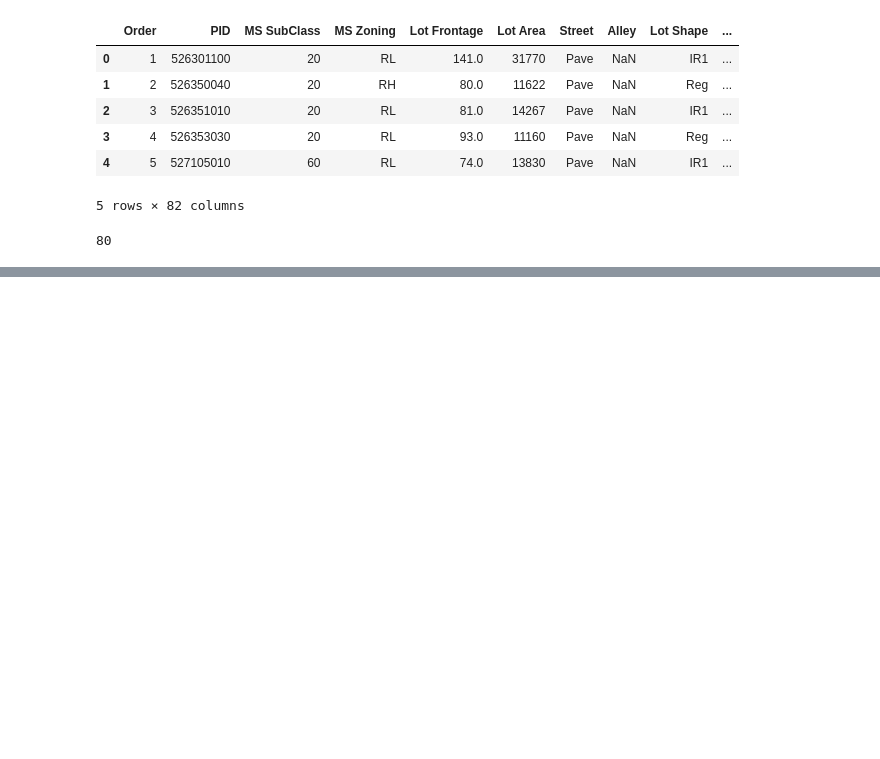
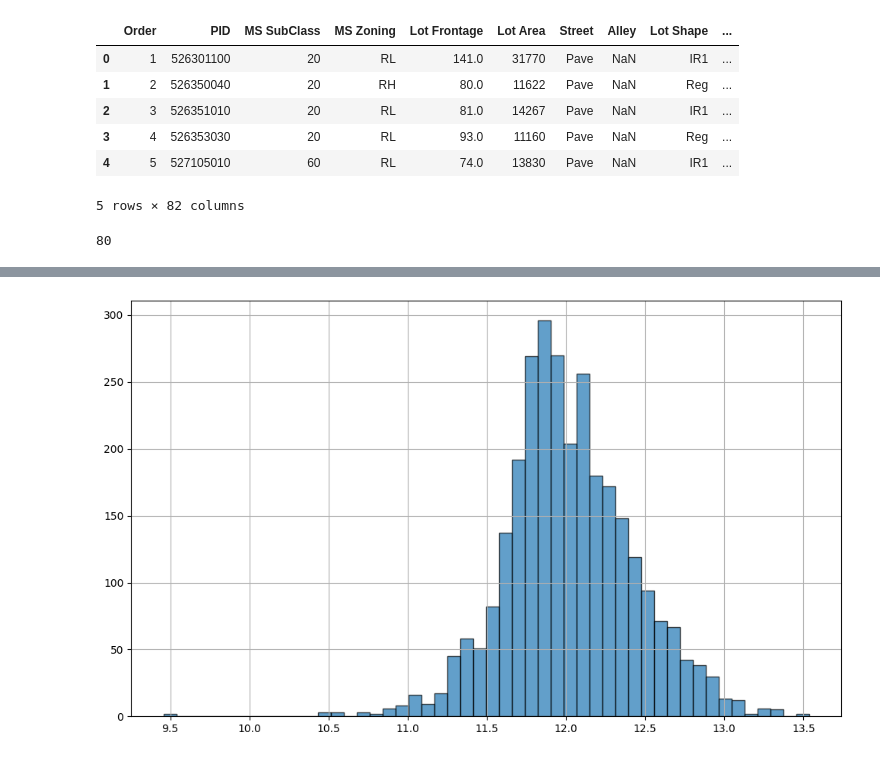
Before and after one commit to AbhiAbhi324/house-price-valuation-pipeline, a Jupyter notebook: notebooks/01_eda_and_cleaning.ipynb, the cells around one changed output, grey strips where cells are left out. Drawn from its saved outputs; the diff is of its cells as text; code cells hidden in the pictures; blank space fills up the shorter version.

```diff
--- a/notebooks/01_eda_and_cleaning.ipynb
+++ b/notebooks/01_eda_and_cleaning.ipynb
@@ -97,0 +133,8 @@ np.int64(1)
+# %%
+y=np.log1p(df['saleprice'])
+
+y.hist(bins=50, figsize=(10, 6), edgecolor='black', alpha=0.7)
+plt.tight_layout()
+plt.show()
+# %% [output]
+[figure, added]
```
Also changed, not shown: parts of 15 cells of this notebook.
